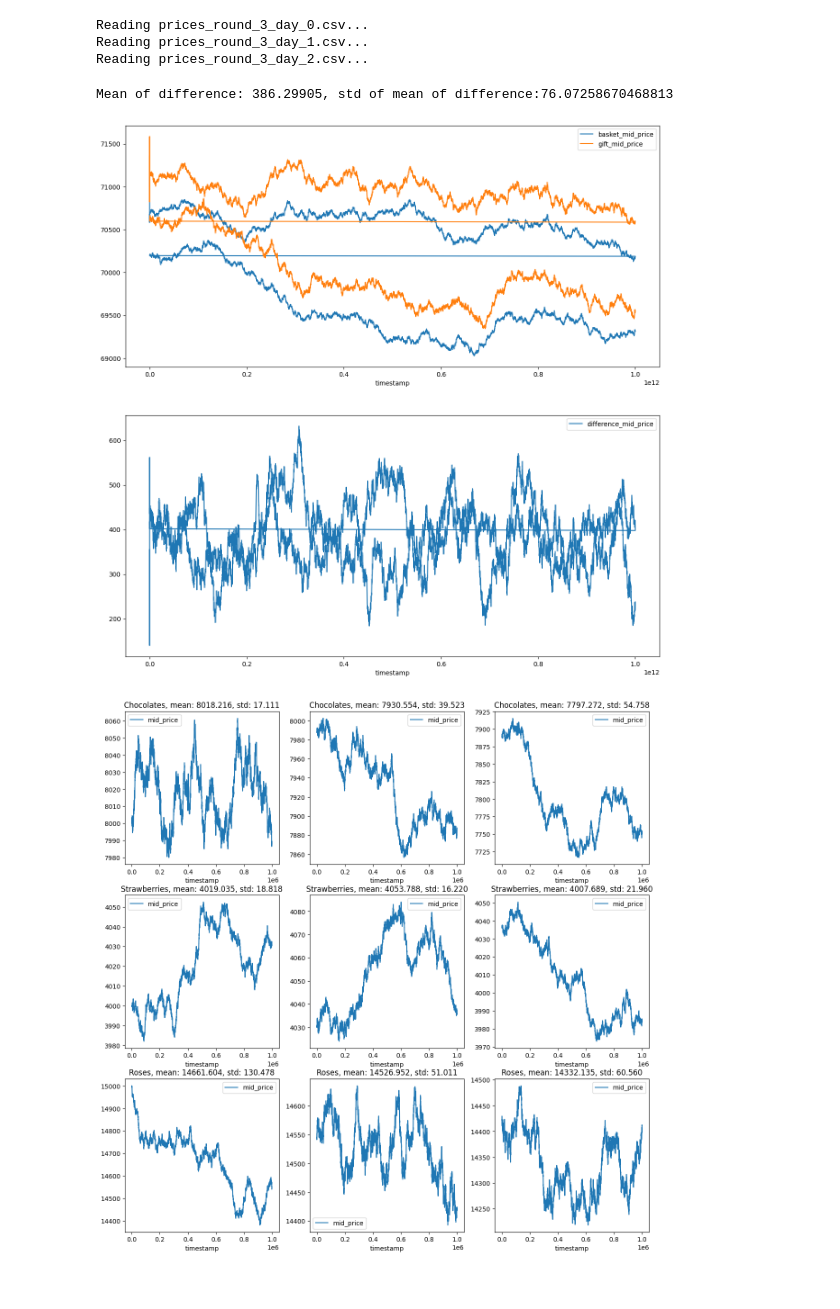
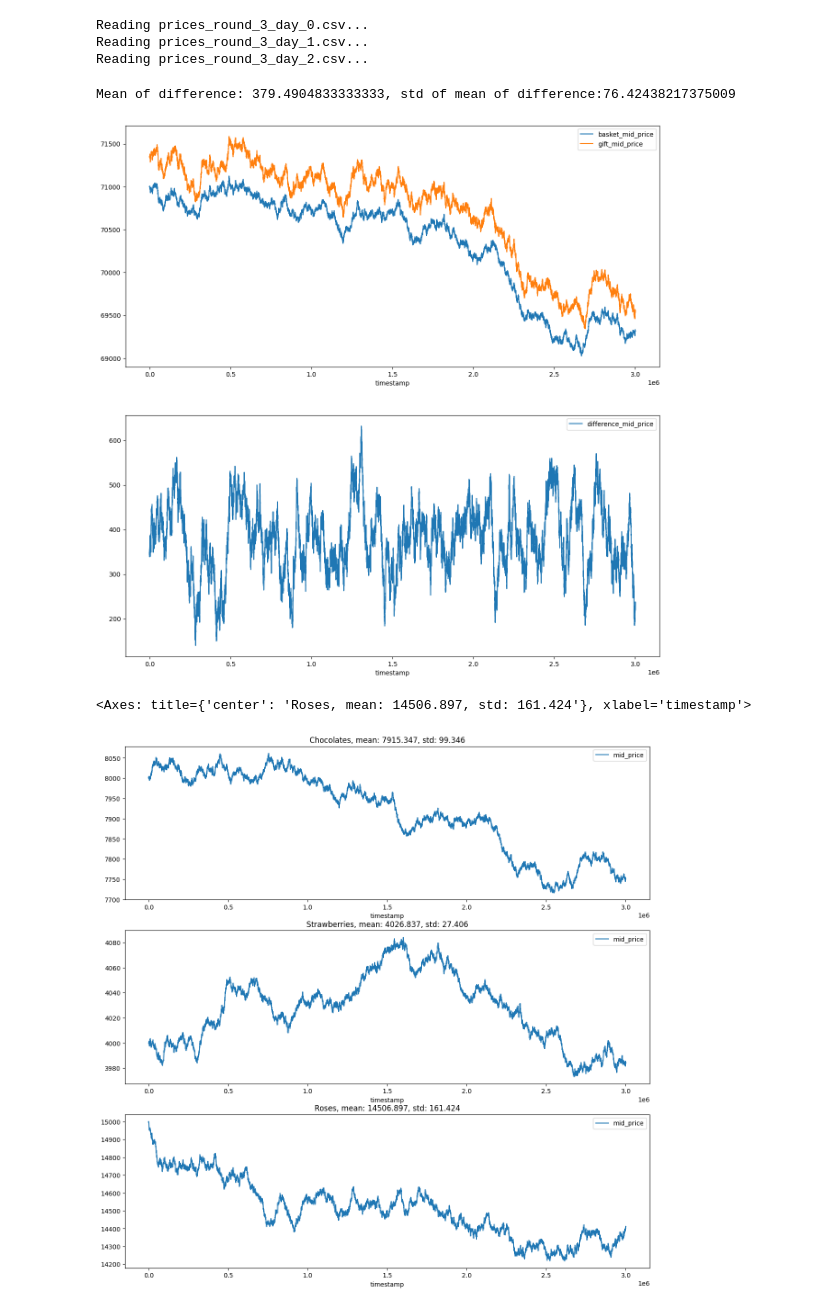
Before and after one commit to choo8/IMC-prosperity-2, a Jupyter notebook: round3-josh.ipynb, the cells around one changed output. Saved outputs shown, nothing was run; the diff lists cells and outputs as text; code cells hidden in the pictures.

```diff
--- a/round3-josh.ipynb
+++ b/round3-josh.ipynb
@@ -44,35 +44,57 @@ for idx, filename in enumerate(filenames):
     if len(total_df_3days) == 0:
         total_df_3days = total_df
     else:
-        total_df["timestamp"] = total_df["timestamp"] * 1000000
+        total_df["timestamp"] = total_df["timestamp"] + (idx * 1000000)
         total_df_3days = pd.concat([total_df_3days, total_df], ignore_index=True)
 
 total_df_3days.plot(x="timestamp", y="basket_mid_price", ax=axes[0])
 total_df_3days.plot(x="timestamp", y="gift_mid_price", ax=axes[0])
 
 total_df_3days.plot(x="timestamp", y="difference_mid_price", ax=axes[1])
-print(f"Mean of difference: {total_df["difference_mid_price"].mean()}, std of mean of difference:{total_df["difference_mid_price"].std()}")
+
+print(f"Mean of difference: {total_df_3days["difference_mid_price"].mean()}, std of mean of difference:{total_df_3days["difference_mid_price"].std()}")
 # %% [output]
-Mean of difference: 386.29905, std of mean of difference:76.07258670468813
+Mean of difference: 379.4904833333333, std of mean of difference:76.42438217375009
-[figure, old version]
+[figure, new version]
 # %%
 import matplotlib.pyplot as plt
 
 filenames = ["prices_round_3_day_0.csv", "prices_round_3_day_1.csv", "prices_round_3_day_2.csv"]
 dfs = []
+total_choc_df = []
+total_strawberries_df = []
+total_roses_df = []
 
-
-figs, axes = plt.subplots(nrows=3, ncols=3, figsize=(15, 15))
+figs, axes = plt.subplots(nrows=3, ncols=1, figsize=(15, 15))
 
 for idx, filename in enumerate(filenames):
     df = df_dict[filename]
 
     choc_df = df[df["product"] == "CHOCOLATE"].reset_index()
     strawberries_df = df[df["product"] == "STRAWBERRIES"].reset_index()
     roses_df = df[df["product"] == "ROSES"].reset_index()
 
-    choc_df.plot(x="timestamp", y="mid_price", ax=axes[0, idx], title=f"Chocolates, mean: {choc_df["mid_price"].mean():.3f}, std: {choc_df["mid_price"].std():.3f}")
-    strawberries_df.plot(x="timestamp", y="mid_price", ax=axes[1, idx], title=f"Strawberries, mean: {strawberries_df["mid_price"].mean():.3f}, std: {strawberries_df["mid_price"].std():.3f}")
-    roses_df.plot(x="timestamp", y="mid_price", ax=axes[2, idx], title=f"Roses, mean: {roses_df["mid_price"].mean():.3f}, std: {roses_df["mid_price"].std():.3f}")
+    if len(total_choc_df) == 0:
+        total_choc_df = choc_df
+    else:
+        choc_df["timestamp"] = choc_df["timestamp"] + (idx * 1000000)
+        total_choc_df = pd.concat([total_choc_df, choc_df], ignore_index=True)
+
+    if len(total_strawberries_df) == 0:
+        total_strawberries_df = strawberries_df
+    else:
+        strawberries_df["timestamp"] = strawberries_df["timestamp"] + (idx * 1000000)
+        total_strawberries_df = pd.concat([total_strawberries_df, strawberries_df], ignore_index=True)
+
+    if len(total_roses_df) == 0:
+        total_roses_df = roses_df
+    else:
+        roses_df["timestamp"] = roses_df["timestamp"] + (idx * 1000000)
+        total_roses_df = pd.concat([total_roses_df, roses_df], ignore_index=True)
+
+total_choc_df.plot(x="timestamp", y="mid_price", ax=axes[0], title=f"Chocolates, mean: {total_choc_df["mid_price"].mean():.3f}, std: {total_choc_df["mid_price"].std():.3f}")
+total_strawberries_df.plot(x="timestamp", y="mid_price", ax=axes[1], title=f"Strawberries, mean: {total_strawberries_df["mid_price"].mean():.3f}, std: {total_strawberries_df["mid_price"].std():.3f}")
+total_roses_df.plot(x="timestamp", y="mid_price", ax=axes[2], title=f"Roses, mean: {total_roses_df["mid_price"].mean():.3f}, std: {total_roses_df["mid_price"].std():.3f}")
 # %% [output]
+<Axes: title={'center': 'Roses, mean: 14506.897, std: 161.424'}, xlabel='timestamp'>
-[figure, old version]
+[figure, new version]
```
